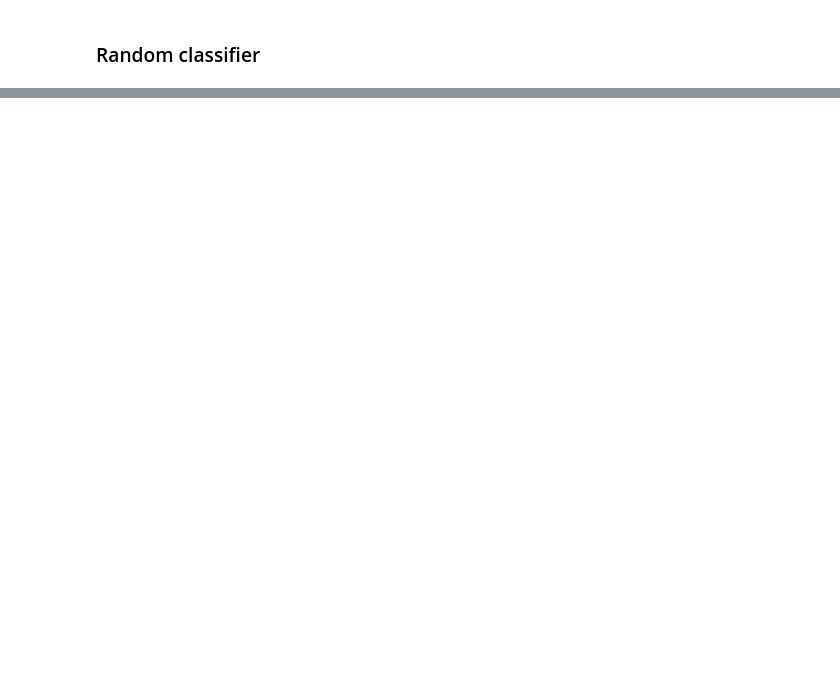
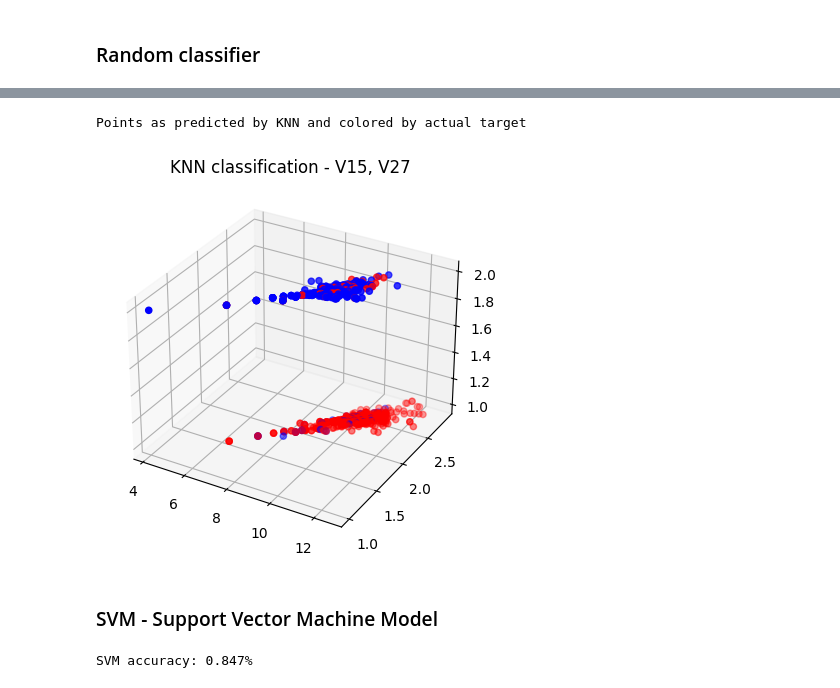
Before and after one commit to strojanski/IS-labs, a Jupyter notebook: seminarji/sem2/sem2.ipynb, the cells around one changed output, grey strips where cells are left out. Saved outputs shown, nothing was run; the diff lists cells and outputs as text; code cells hidden in the pictures; blank space fills up the shorter version.

```diff
--- a/seminarji/sem2/sem2.ipynb
+++ b/seminarji/sem2/sem2.ipynb
@@ -148,0 +231,15 @@ for i in range(5):
+# %%
+from mpl_toolkits.mplot3d import Axes3D
+
+features = ["V15", "V27", "Class"]
+
+fig = plt.figure()
+ax = fig.add_subplot(111, projection="3d")
+ax.scatter(xs=df[features[0]], ys=df[features[1]], zs=prediction, c=colors)
+ax.set_title(f"KNN classification - {features[0]}, {features[1]}")
+print("Points as predicted by KNN and colored by actual target")
+# %% [output]
+Points as predicted by KNN and colored by actual target
+[figure, added]
+# %% [markdown]
+### SVM - Support Vector Machine Model
@@ -148,0 +268,6 @@ for i in range(5):
+# %%
+svm = SupportVector(df, df_test)
+clf, svm_accuracy = svm.fit()
+print("SVM accuracy:", str(round(svm_accuracy, 3)) + "%")
+# %% [output]
+SVM accuracy: 0.847%
```
Also changed, not shown: parts of 16 cells of this notebook, 1 other file.
